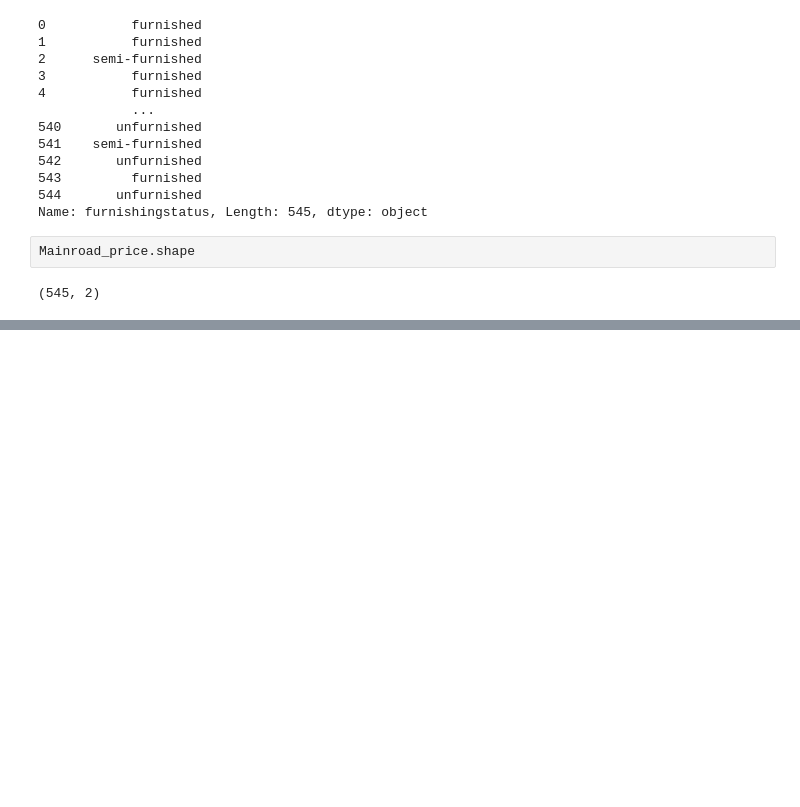
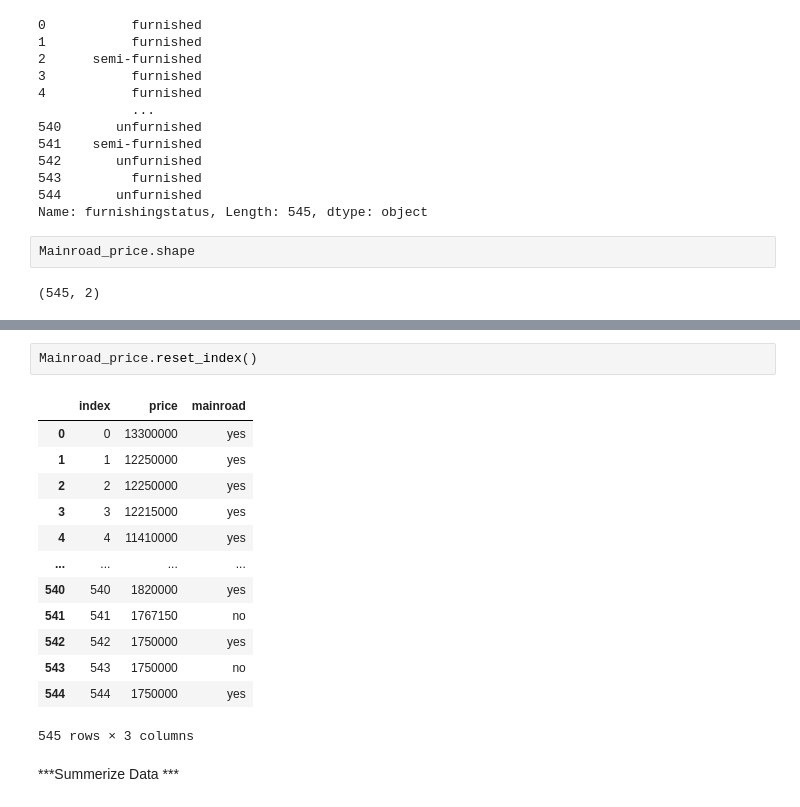
Before and after one commit to HarshSharma0007/Pandas, a Jupyter notebook: Learn_Pandas.ipynb, the cells around one changed output, grey strips where cells are left out. Cells and saved outputs as stored; diff of their text form; blank space fills up the shorter version.

```diff
--- a/Learn_Pandas.ipynb
+++ b/Learn_Pandas.ipynb
@@ -102,0 +188,18 @@ Mainroad_price.shape
+# %%
+Mainroad_price.reset_index()
+# %% [output]
+|  | index | price | mainroad |
+| 0 | 0 | 13300000 | yes |
+| 1 | 1 | 12250000 | yes |
+| 2 | 2 | 12250000 | yes |
+| 3 | 3 | 12215000 | yes |
+| 4 | 4 | 11410000 | yes |
+| ... | ... | ... | ... |
+| 540 | 540 | 1820000 | yes |
+| 541 | 541 | 1767150 | no |
+| 542 | 542 | 1750000 | yes |
+| 543 | 543 | 1750000 | no |
+| 544 | 544 | 1750000 | yes |
+545 rows × 3 columns
+# %% [markdown]
+***Summerize Data ***
```
Also changed, not shown: parts of 16 cells of this notebook.
